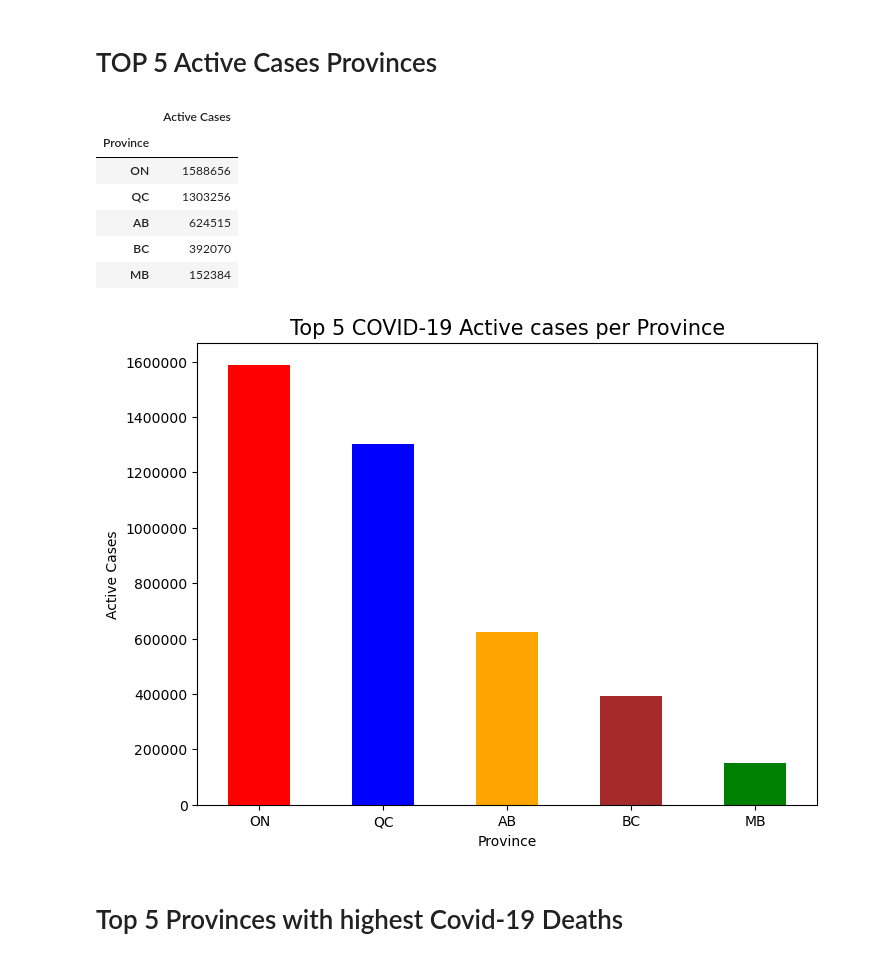
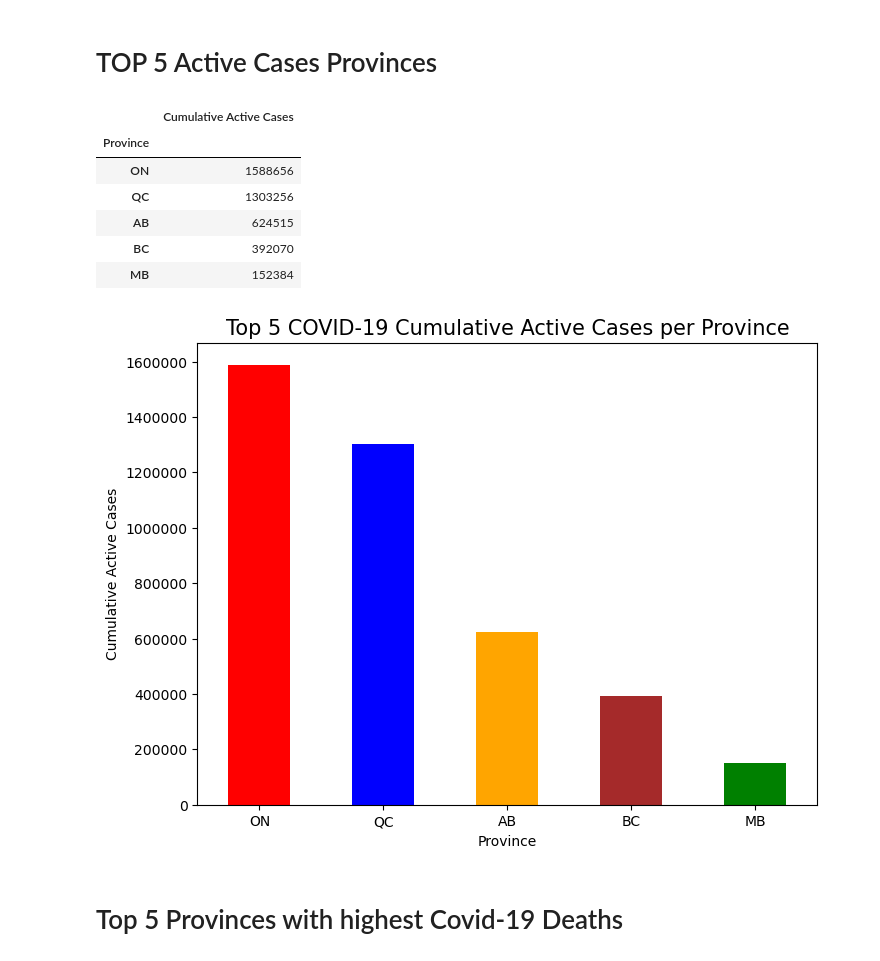
Before and after one commit to svafaeva93/Covid19AnalysisCanada, a Jupyter notebook: Data_extraction_API.ipynb, the cells around one changed output. Saved outputs shown, nothing was run; the diff lists cells and outputs as text; code cells hidden in the pictures.

```diff
--- a/Data_extraction_API.ipynb
+++ b/Data_extraction_API.ipynb
@@ -238,8 +238,8 @@ covid_dataframe_df.head(5)
 # %% [raw]
 Calculating Active Cases
 # %%
-# Assumptions made
-covid_dataframe_df['Active Cases'] = covid_dataframe_df['Cumulative confirmed cases'] - (covid_dataframe_df['Cumulative death cases'] + covid_dataframe_df['Cumulative hospitalizations cases'])
+# Assumptions made recovered data/Cured data was not available in the API so we assumed to use the cumulative hospitalizations cases to calculate the cumulative active cases
+covid_dataframe_df['Cumulative Active Cases'] = covid_dataframe_df['Cumulative confirmed cases'] - (covid_dataframe_df['Cumulative death cases'] + covid_dataframe_df['Cumulative hospitalizations cases'])
 covid_dataframe_df.sample(20)
 # %% [output]
 |  | Province | Date | Cumulative confirmed cases | Confirmed cases per day | Cumulative death cases | Deaths per day | ... |
@@ -262,13 +262,13 @@ covid_dataframe_df.sample(20)
 # %% [markdown]
 # TOP 5 Active Cases Provinces
 # %%
-Active_cases_per_province = covid_dataframe_df.groupby('Province').max()[['Active Cases', 'Date']].sort_values(['Active Cases'], ascending = False).reset_index()
+Active_cases_per_province = covid_dataframe_df.groupby('Province').max()[['Cumulative Active Cases', 'Date']].sort_values(['Cumulative Active Cases'], ascending = False).reset_index()
 Active_cases_per_province = Active_cases_per_province.iloc[0:5]
-Active_cases_per_province_df = Active_cases_per_province[['Province', 'Active Cases']]
+Active_cases_per_province_df = Active_cases_per_province[['Province', 'Cumulative Active Cases']]
 Active_cases_per_province_df = Active_cases_per_province_df.set_index('Province')
 Active_cases_per_province_df.head()
 # %% [output]
-|  | Active Cases |
+|  | Cumulative Active Cases |
 | Province |  |
 | ON | 1588656 |
 | QC | 1303256 |
@@ -278,17 +278,17 @@ Active_cases_per_province_df.head()
 # %%
 # set the colors for the bars
 colors = ['red', 'blue', 'orange', 'brown', 'green']
-ax = Active_cases_per_province_df.plot.bar(y = 'Active Cases', figsize=(8,6), color = colors, rot=0, legend=None)
+ax = Active_cases_per_province_df.plot.bar(y = 'Cumulative Active Cases', figsize=(8,6), color = colors, rot=0, legend=None)
 # set the axis labels and title
 ax.set_xlabel('Province')
-ax.set_ylabel('Active Cases')
-ax.set_title("Top 5 COVID-19 Active cases per Province", size = 15)
+ax.set_ylabel('Cumulative Active Cases')
+ax.set_title("Top 5 COVID-19 Cumulative Active Cases per Province", size = 15)
 # display the plot
-plt.savefig("Output/Top 5 COVID-19 Active cases per Province.png")
+plt.savefig("Output/Top 5 COVID-19 Cumulative Active Cases per Province.png")
 plt.gca().yaxis.set_major_formatter(ticker.FuncFormatter(lambda y, _: '{:.0f}'.format(y)))
 plt.show()
 # %% [output]
-[figure, old version]
+[figure, new version]
 # %% [markdown]
 # Top 5 Provinces with highest Covid-19 Deaths
 # %%
```
Also changed, not shown: parts of 5 cells of this notebook.
